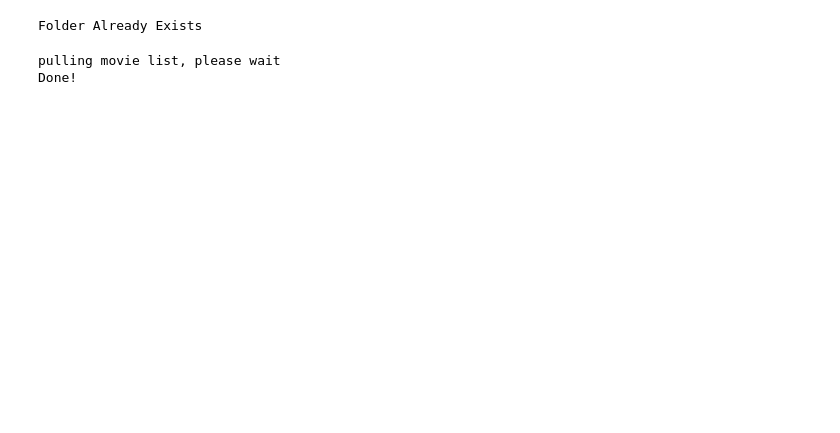
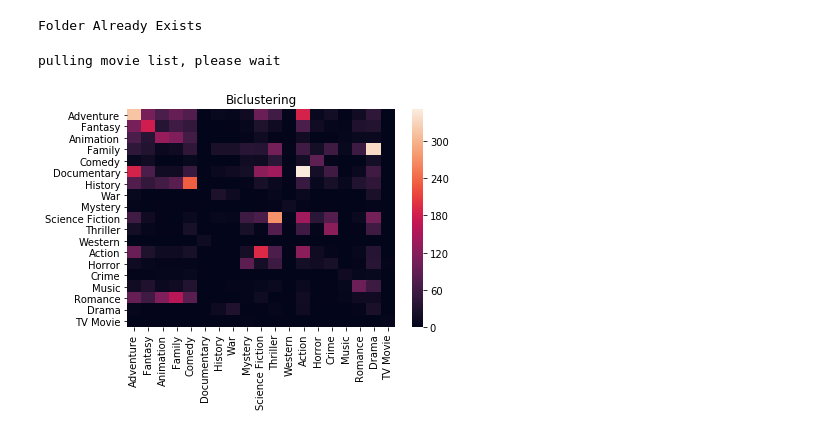
Before and after one commit to Hussein1147/exmachina, a Jupyter notebook: Untitled.ipynb, the cells around one changed output. Cells and saved outputs as stored; diff of their text form; code cells hidden in the pictures; blank space fills up the shorter version.

Commit message:
Done with data processing

```diff
--- a/Untitled.ipynb
+++ b/Untitled.ipynb
@@ -71,19 +72,18 @@ top20_movs = top_movies['results']
 # %%
 top1000_movies = []
 print('pulling movie list, please wait')
-for i in range(1,51):
-    if i%15 == 0:
-        time.sleep(7)
-    movies_on_this_page=all_movies.popular(page=i)['results']
-    top1000_movies.extend(movies_on_this_page)
-len(top1000_movies)
-f3=open('movie_list.pckl','wb')
-pickle.dump(top1000_movies,f3)
-f3.close()
-print('Done!')
+# for i in range(1,51):
+#     if i%15 == 0:
+#         time.sleep(7)
+#     movies_on_this_page=all_movies.popular(page=i)['results']
+#     top1000_movies.extend(movies_on_this_page)
+# len(top1000_movies)
+# f3=open('movie_list.pckl','wb')
+# pickle.dump(top1000_movies,f3)
+# f3.close()
+# print('Done!')
 # %% [output]
 pulling movie list, please wait
-Done!
 # %%
 f3=open('movie_list.pckl','rb')
 top1000_movies=pickle.load(f3)
@@ -90,0 +99,47 @@ f3.close()
+# %%
+allPairs = []
+for movie in top1000_movies:
+    allPairs.extend(list2pairs(movie['genre_ids']))
+
+nr_ids = np.unique(allPairs)
+
+visGrid = np.zeros((len(nr_ids), len(nr_ids)))
+for p in allPairs:
+    visGrid[np.argwhere(nr_ids==p[0]), np.argwhere(nr_ids==p[1])]+=1
+    if p[1] != p[0]:
+        visGrid[np.argwhere(nr_ids==p[1]), np.argwhere(nr_ids==p[0])]+=1
+# %%
+annot_lookup = []
+genres=tmdb.Genres()
+list_of_genres=genres.list()['genres']
+
+Genre_ID_to_name={}
+
+#generate a list of genres
+
+for i in range(len(list_of_genres)):
+    genre_id=list_of_genres[i]['id']
+    genre_name=list_of_genres[i]['name']
+    Genre_ID_to_name[genre_id]=genre_name
+
+for i in xrange(len(nr_ids)):
+    annot_lookup.append(Genre_ID_to_name[nr_ids[i]])
+
+# sns.heatmap(visGrid, xticklabels=annot_lookup, yticklabels=annot_lookup)
+# %%
+model= SpectralCoclustering(n_clusters=5)
+model.fit(visGrid)
+
+fit_data = visGrid[np.argsort(model.row_labels_)]
+fit_data= visGrid[:, np.argsort(model.column_labels_)]
+
+annot_lookup_sorted = []
+
+for i in np.argsort(model.row_labels_):
+    annot_lookup_sorted.append(Genre_ID_to_name[nr_ids[i]])
+
+sns.heatmap(fit_data, xticklabels= annot_lookup_sorted, yticklabels=annot_lookup_sorted, annot= False)
+plt.title("Biclustering")
+plt.show()
+# %% [output]
+[figure, added]
```
Also changed, not shown: parts of 4 cells of this notebook, 1 other file.
